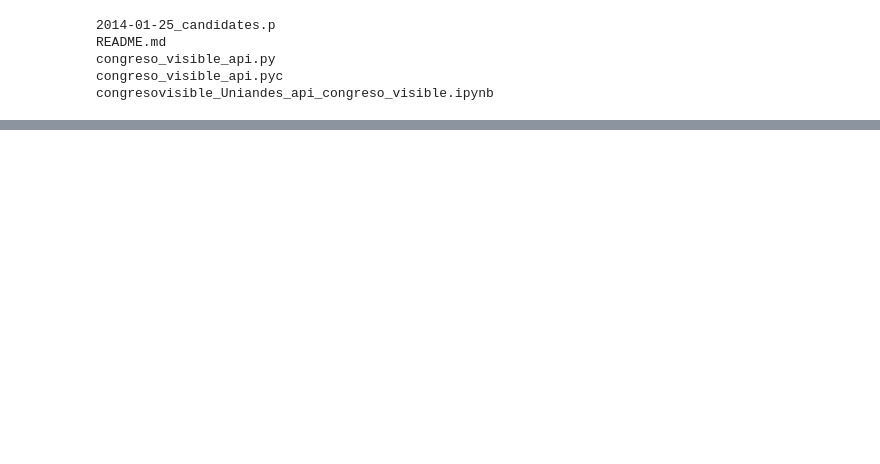
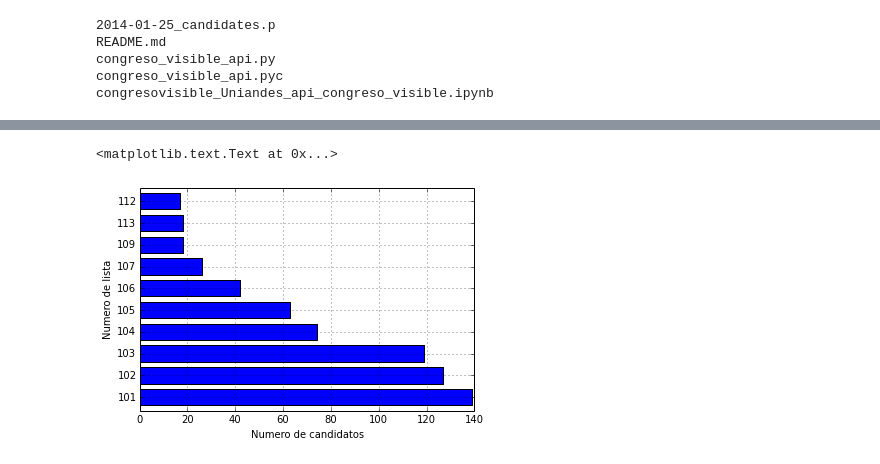
Before and after one commit to jfosorio/congresovisible, a Jupyter notebook: congresovisible_Uniandes_api_congreso_visible.ipynb, the cells around one changed output, grey strips where cells are left out. Saved outputs shown, nothing was run; the diff lists cells and outputs as text; code cells hidden in the pictures; blank space fills up the shorter version.

```diff
--- a/congresovisible_Uniandes_api_congreso_visible.ipynb
+++ b/congresovisible_Uniandes_api_congreso_visible.ipynb
@@ -90,0 +92,8 @@ investigaciones
+# %%
+list_number_count = candidates_df['list_number'].value_counts()
+list_number_count[:10].plot(kind='barh',rot=0)
+plt.xlabel('Numero de candidatos')
+plt.ylabel('Numero de lista')
+# %% [output]
+<matplotlib.text.Text at 0x...>
+[figure, added]
```
Also changed, not shown: parts of 30 cells of this notebook, 1 other file.
